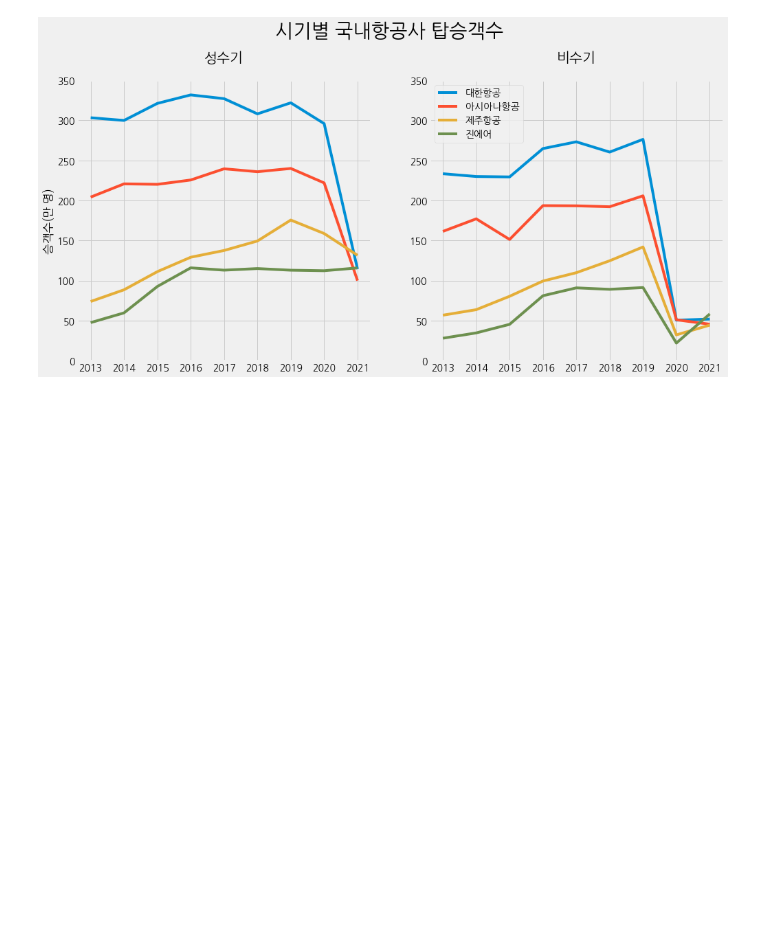
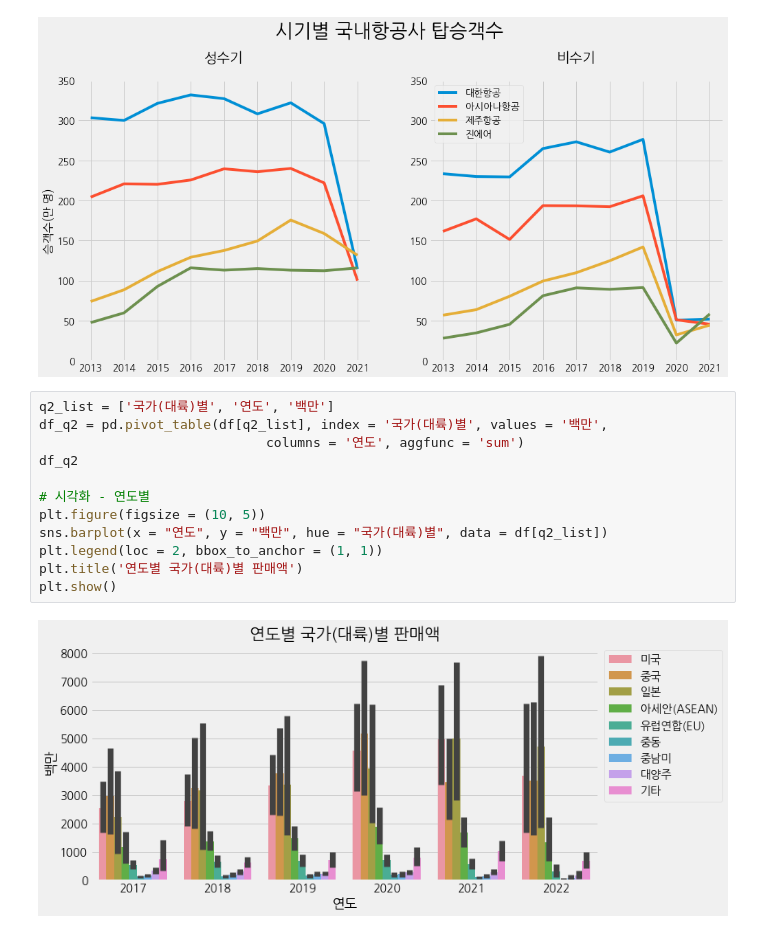
Before and after one commit to JaewooJason/Boostcourse, a Jupyter notebook: Week 4 Mission.ipynb, the cells around one changed output. Cells and saved outputs as stored; diff of their text form; blank space fills up the shorter version.

```diff
--- a/Week 4 Mission.ipynb
+++ b/Week 4 Mission.ipynb
@@ -269,3 +269,17 @@ plt.suptitle("시기별 국내항공사 탑승객수", fontsize=28, y=1.05)
 plt.show();
 # %% [output]
 [figure]
+# %%
+q2_list = ['국가(대륙)별', '연도', '백만']
+df_q2 = pd.pivot_table(df[q2_list], index = '국가(대륙)별', values = '백만',
+                             columns = '연도', aggfunc = 'sum')
+df_q2
+
+# 시각화 - 연도별
+plt.figure(figsize = (10, 5))
+sns.barplot(x = "연도", y = "백만", hue = "국가(대륙)별", data = df[q2_list])
+plt.legend(loc = 2, bbox_to_anchor = (1, 1))
+plt.title('연도별 국가(대륙)별 판매액')
+plt.show()
+# %% [output]
+[figure, added]
```
Also changed, not shown: parts of 1 cell of this notebook.
